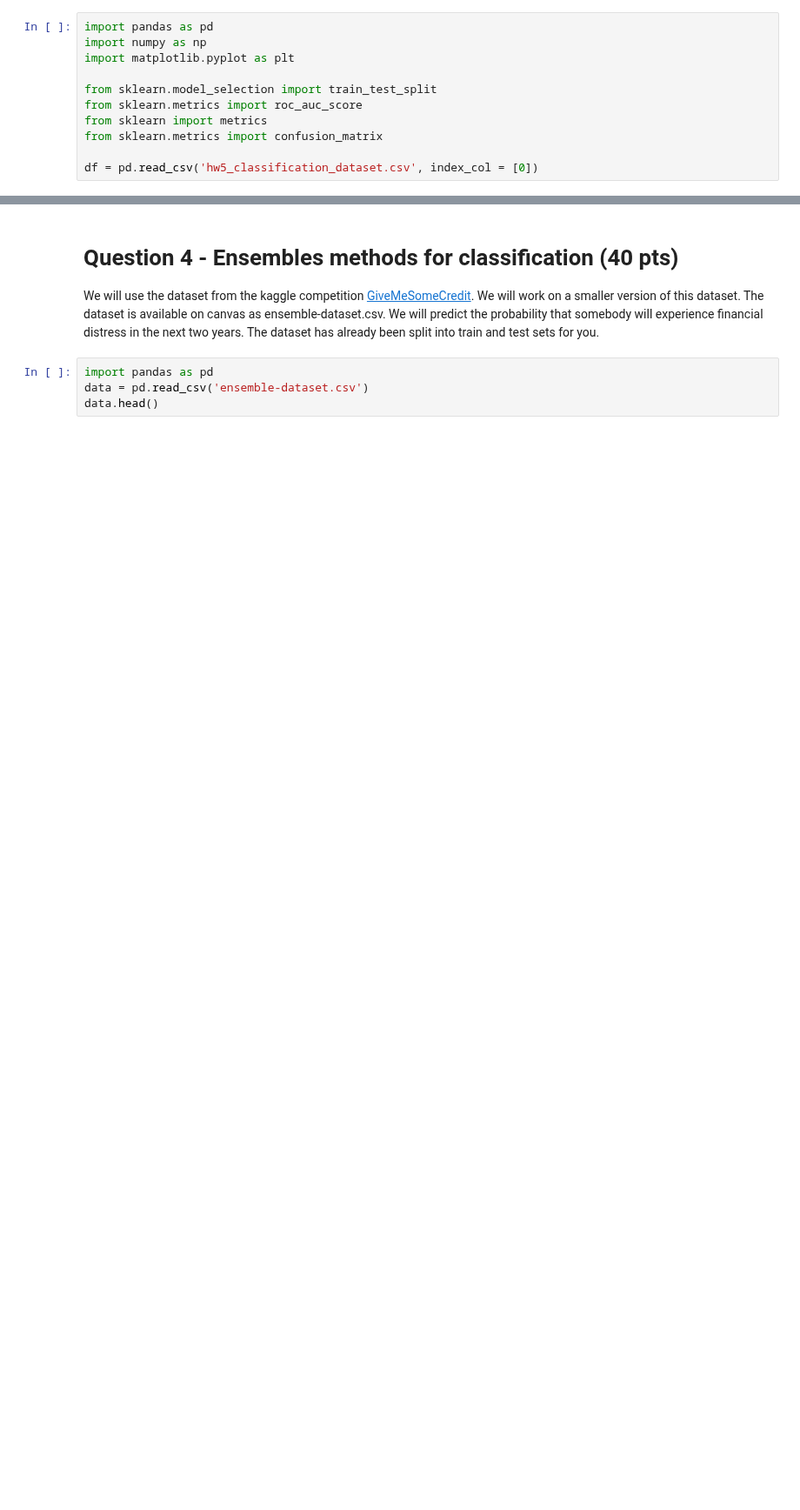
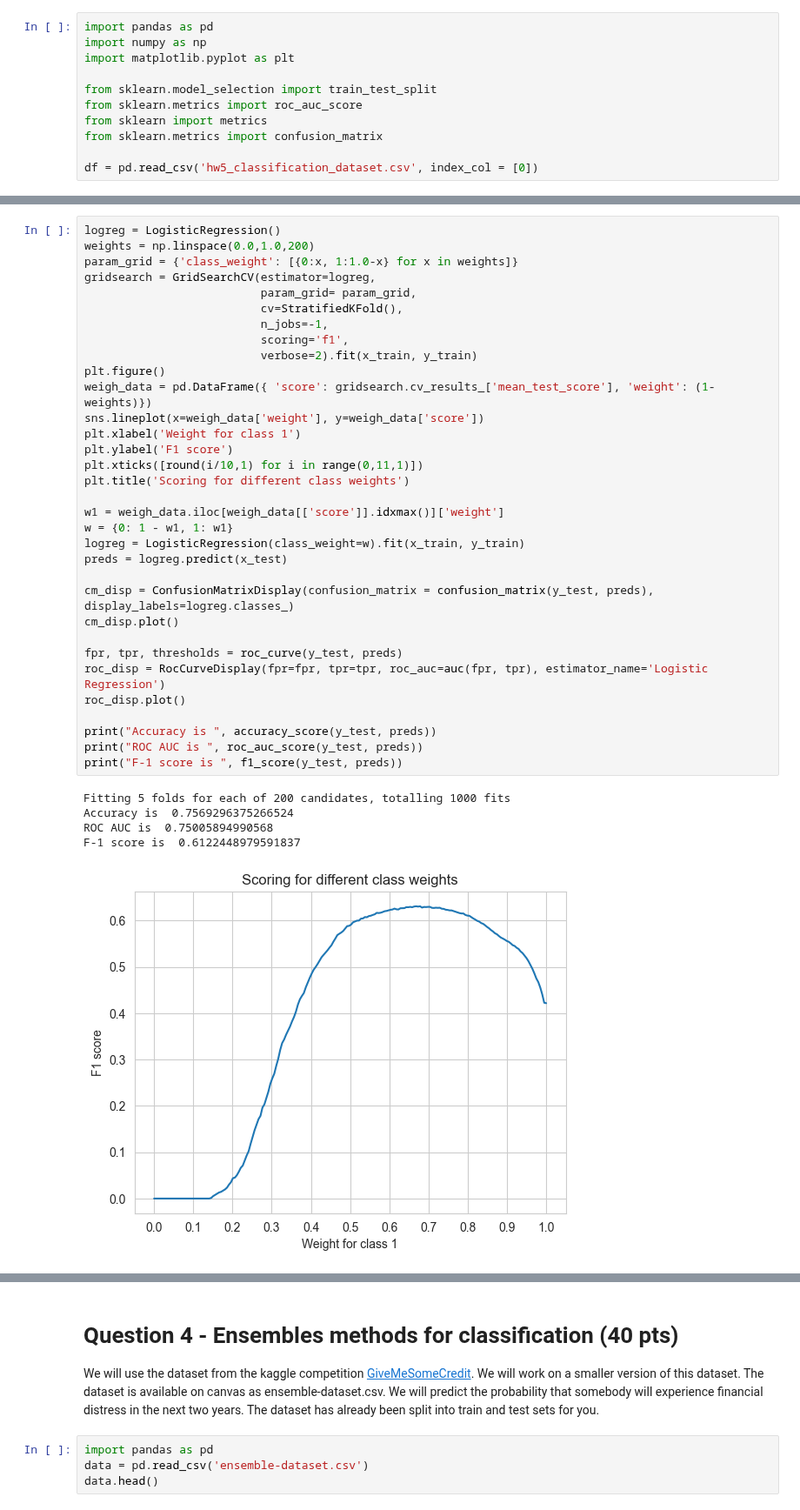
Before and after one commit to rreece15/ECE461P, a Jupyter notebook: Lab5/HW5.ipynb, the cells around one changed output, grey strips where cells are left out. Shown at 87% size. Cells and saved outputs as stored; diff of their text form; blank space fills up the shorter version.

```diff
--- a/Lab5/HW5.ipynb
+++ b/Lab5/HW5.ipynb
@@ -170,0 +295,39 @@ from sklearn.metrics import f1_score, roc_auc_score
+# %%
+logreg = LogisticRegression()
+weights = np.linspace(0.0,1.0,200)
+param_grid = {'class_weight': [{0:x, 1:1.0-x} for x in weights]}
+gridsearch = GridSearchCV(estimator=logreg,
+                          param_grid= param_grid,
+                          cv=StratifiedKFold(),
+                          n_jobs=-1,
+                          scoring='f1',
+                          verbose=2).fit(x_train, y_train)
+plt.figure()
+weigh_data = pd.DataFrame({ 'score': gridsearch.cv_results_['mean_test_score'], 'weight': (1- weights)})
+sns.lineplot(x=weigh_data['weight'], y=weigh_data['score'])
+plt.xlabel('Weight for class 1')
+plt.ylabel('F1 score')
+plt.xticks([round(i/10,1) for i in range(0,11,1)])
+plt.title('Scoring for different class weights')
+
+w1 = weigh_data.iloc[weigh_data[['score']].idxmax()]['weight']
+w = {0: 1 - w1, 1: w1}
+logreg = LogisticRegression(class_weight=w).fit(x_train, y_train)
+preds = logreg.predict(x_test)
+
+cm_disp = ConfusionMatrixDisplay(confusion_matrix = confusion_matrix(y_test, preds), display_labels=logreg.classes_)
+cm_disp.plot()
+
+fpr, tpr, thresholds = roc_curve(y_test, preds)
+roc_disp = RocCurveDisplay(fpr=fpr, tpr=tpr, roc_auc=auc(fpr, tpr), estimator_name='Logistic Regression')
+roc_disp.plot()
+
+print("Accuracy is ", accuracy_score(y_test, preds))
+print("ROC AUC is ", roc_auc_score(y_test, preds))
+print("F-1 score is ", f1_score(y_test, preds))
+# %% [output]
+Fitting 5 folds for each of 200 candidates, totalling 1000 fits
+Accuracy is  0.7569296375266524
+ROC AUC is  0.75005894990568
+F-1 score is  0.6122448979591837
+[figure, added]
```
Also changed, not shown: parts of 9 cells of this notebook.
